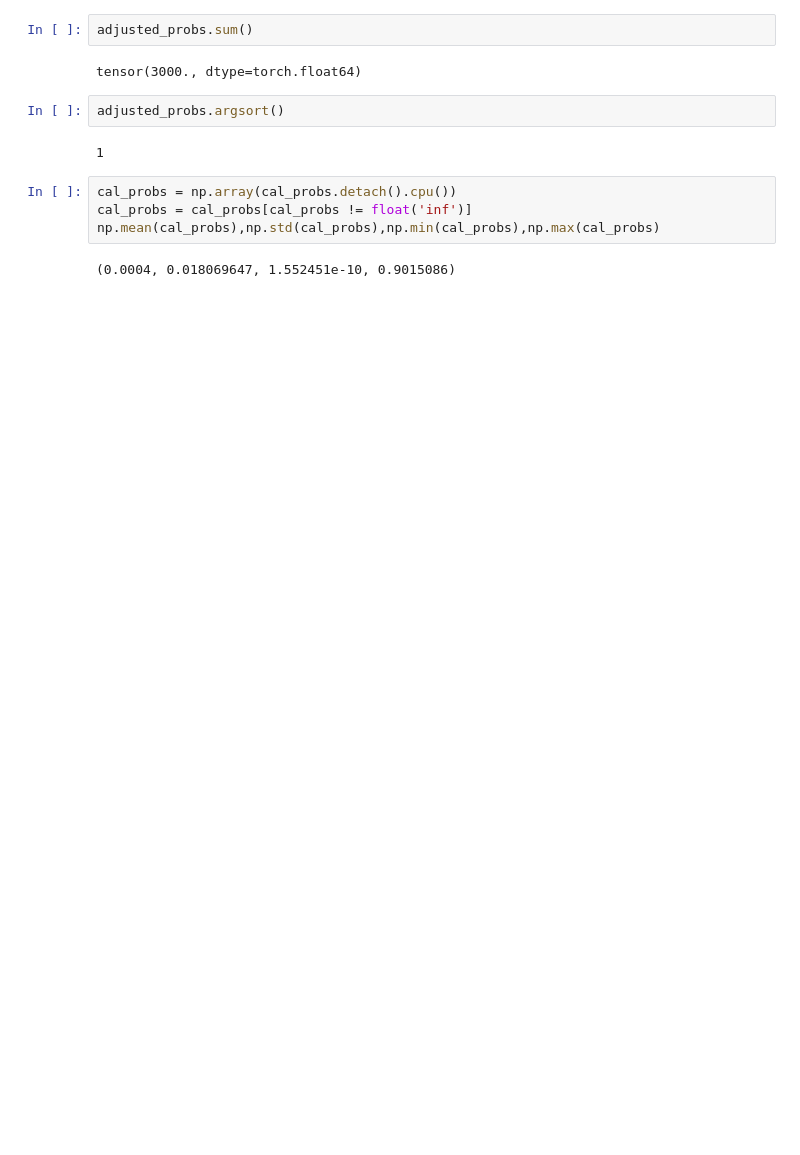
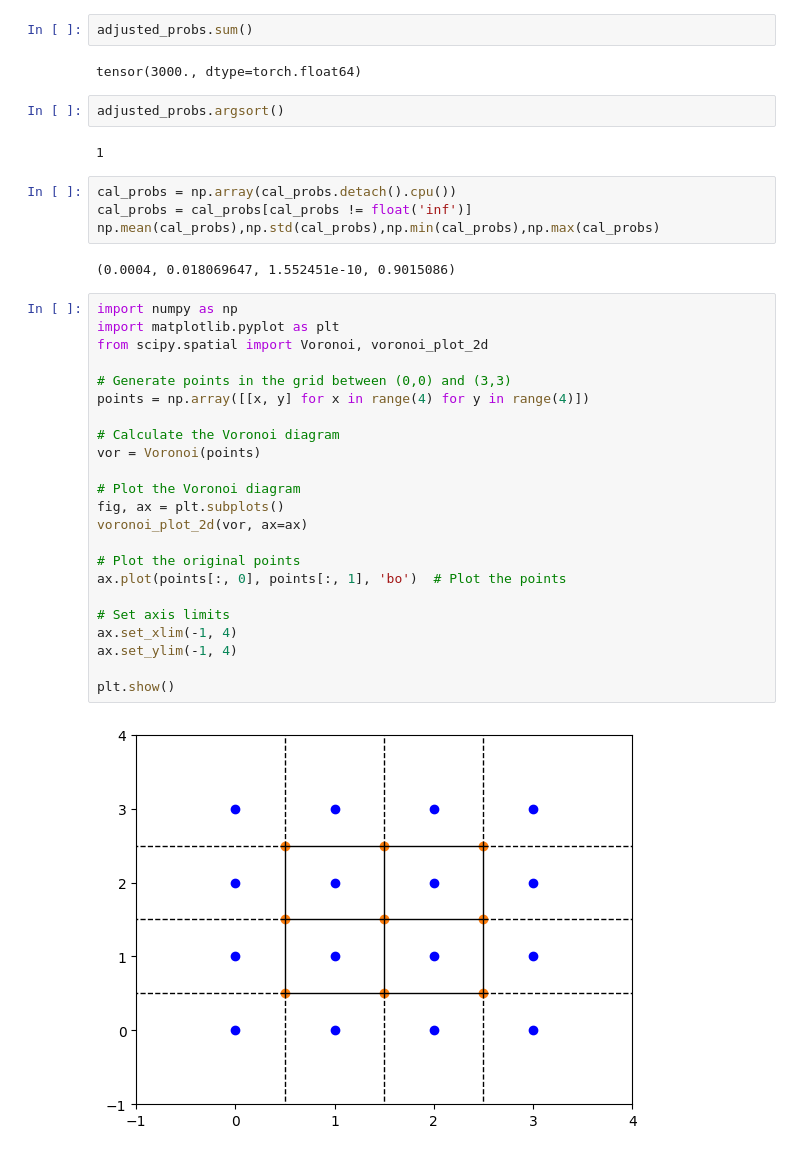
Before and after one commit to batuceng/max_quantile, a Jupyter notebook: 2d_prototypes_v5.ipynb, the cells around one changed output. Cells and saved outputs as stored; diff of their text form; blank space fills up the shorter version.

```diff
--- a/2d_prototypes_v5.ipynb
+++ b/2d_prototypes_v5.ipynb
@@ -861,3 +997,28 @@ cal_probs = cal_probs[cal_probs != float('inf')]
 np.mean(cal_probs),np.std(cal_probs),np.min(cal_probs),np.max(cal_probs)
 # %% [output]
 (0.0004, 0.018069647, 1.552451e-10, 0.9015086)
+# %%
+import numpy as np
+import matplotlib.pyplot as plt
+from scipy.spatial import Voronoi, voronoi_plot_2d
+
+# Generate points in the grid between (0,0) and (3,3)
+points = np.array([[x, y] for x in range(4) for y in range(4)])
+
+# Calculate the Voronoi diagram
+vor = Voronoi(points)
+
+# Plot the Voronoi diagram
+fig, ax = plt.subplots()
+voronoi_plot_2d(vor, ax=ax)
+
+# Plot the original points
+ax.plot(points[:, 0], points[:, 1], 'bo')  # Plot the points
+
+# Set axis limits
+ax.set_xlim(-1, 4)
+ax.set_ylim(-1, 4)
+
+plt.show()
+# %% [output]
+[figure, added]
```
Also changed, not shown: parts of 15 cells of this notebook, 3 other files.
